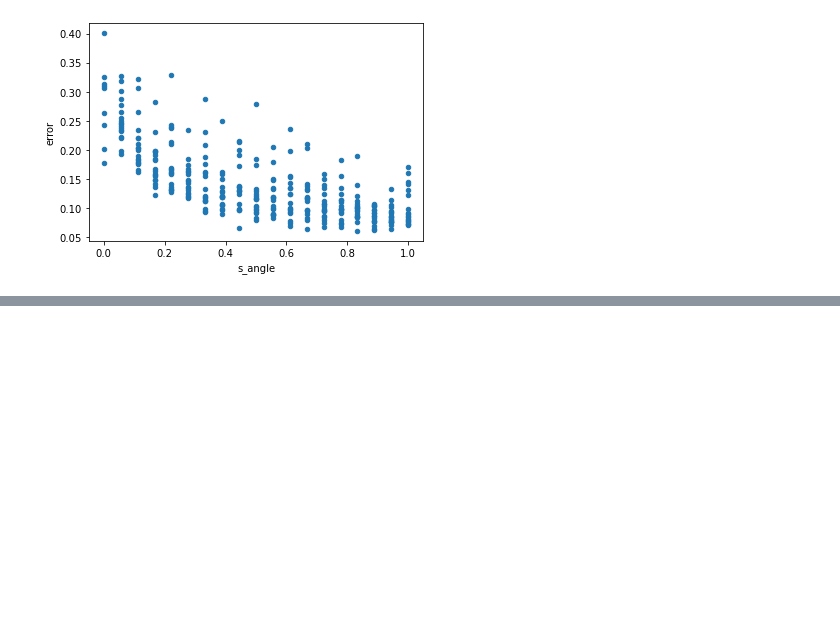
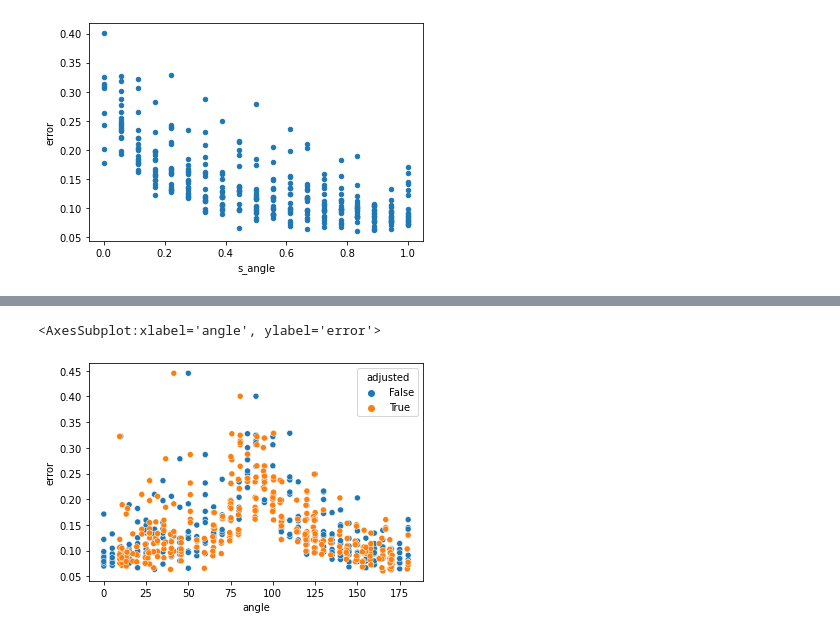
Before and after one commit to TheThorb/Leirmo_Exp1_Publication1, a Jupyter notebook: Mirror and scale angles.ipynb, the cells around one changed output, grey strips where cells are left out. Cells and saved outputs as stored; diff of their text form; code cells hidden in the pictures; blank space fills up the shorter version.

Commit message:
End-of-day Oct 22nd
Continued finishing plots with legends etc.

```diff
--- a/Mirror and scale angles.ipynb
+++ b/Mirror and scale angles.ipynb
@@ -327,0 +332,4 @@ plt.show()
+# %%
+test = test[['error', 'angle', 'laser_angle']]
+
+test.head()
@@ -327,0 +344,6 @@ plt.show()
+# %%
+test_1 = test.drop(columns=['laser_angle'])
+
+test_1['adjusted'] = False
+
+test_1.head()
@@ -327,0 +358,8 @@ plt.show()
+# %%
+test_2 = test.drop(columns='angle')
+
+test_2['adjusted'] = True
+
+test_2.rename(columns={'laser_angle':'angle'}, inplace=True)
+
+test_2.head()
@@ -327,0 +374,6 @@ plt.show()
+# %%
+test_3 = pd.concat([test_1, test_2])
+
+print(test_3.head())
+
+test_3.describe()
@@ -327,0 +397,5 @@ plt.show()
+# %%
+sns.scatterplot(data=test_3, x='angle', y='error', hue='adjusted')
+# %% [output]
+<AxesSubplot:xlabel='angle', ylabel='error'>
+[figure, added]
```
Also changed, not shown: parts of 8 cells of this notebook.
